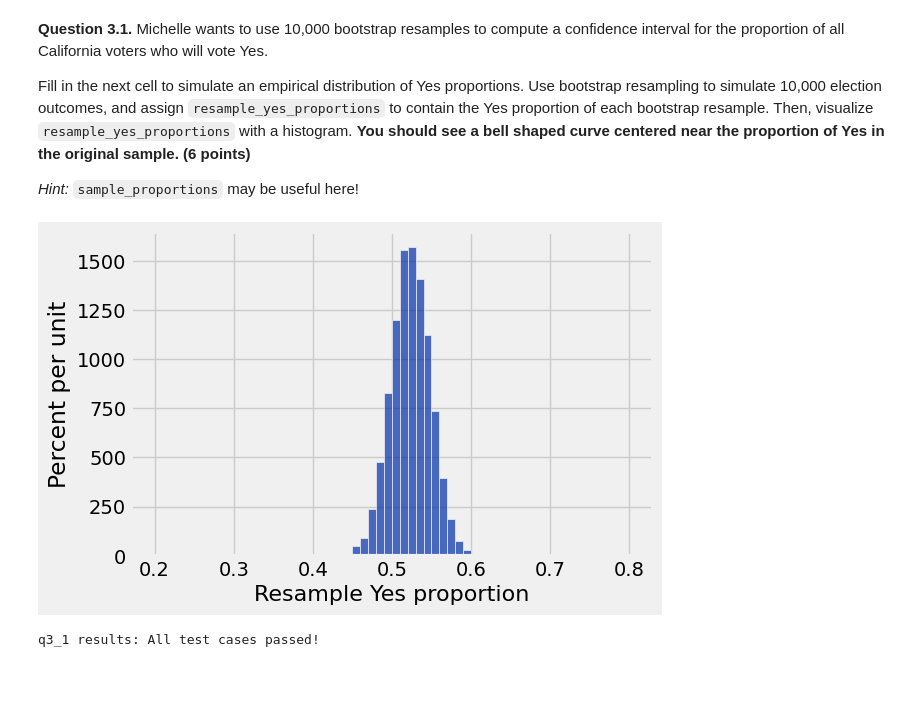
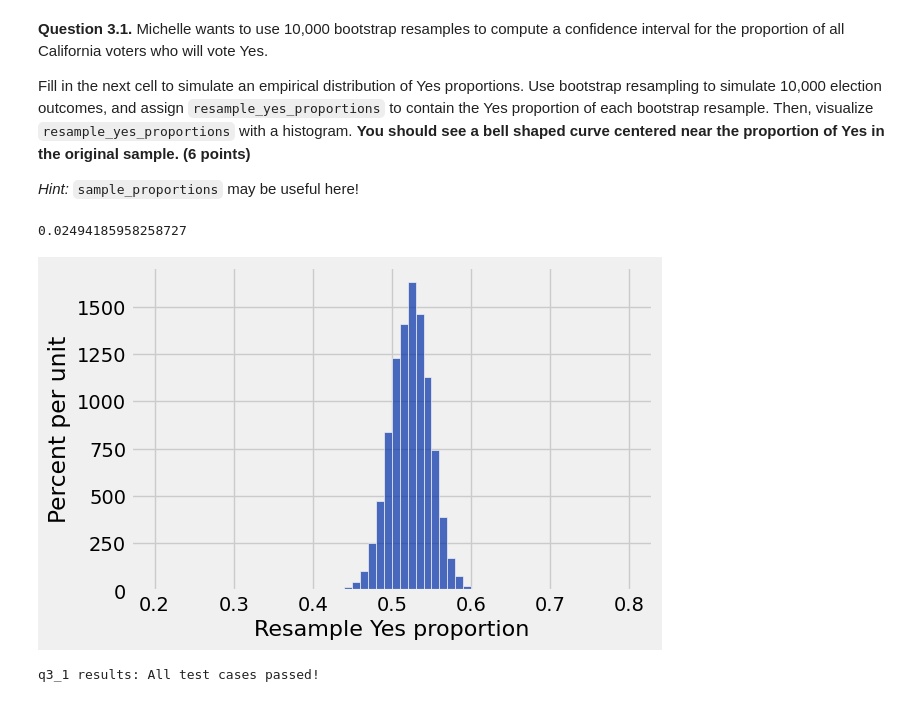
Before and after one commit to lochnes-007/Data8, a Jupyter notebook: homwork/hw09/hw09.ipynb, the cells around one changed output. Drawn from its saved outputs; the diff is of its cells as text; code cells hidden in the pictures.

```diff
--- a/homwork/hw09/hw09.ipynb
+++ b/homwork/hw09/hw09.ipynb
@@ -235,11 +235,13 @@ Fill in the next cell to simulate an empirical distribution of Yes proportions.
 # %%
 resample_yes_proportions = make_array()
 for i in np.arange(10000):
     resample = sample_proportions(400, make_array(210/400, 190/400))
     resample_yes_proportions = np.append(resample_yes_proportions, resample.item(0))
 Table().with_column("Resample Yes proportion", resample_yes_proportions).hist(bins=np.arange(.2, .8, .01))
+np.std(resample_yes_proportions)
 # %% [output]
+0.02494185958258727
-[figure, old version]
+[figure, new version]
 # %%
 grader.check("q3_1")
 # %% [output]
```
Also changed, not shown: parts of 4 cells of this notebook, 1 other file.
